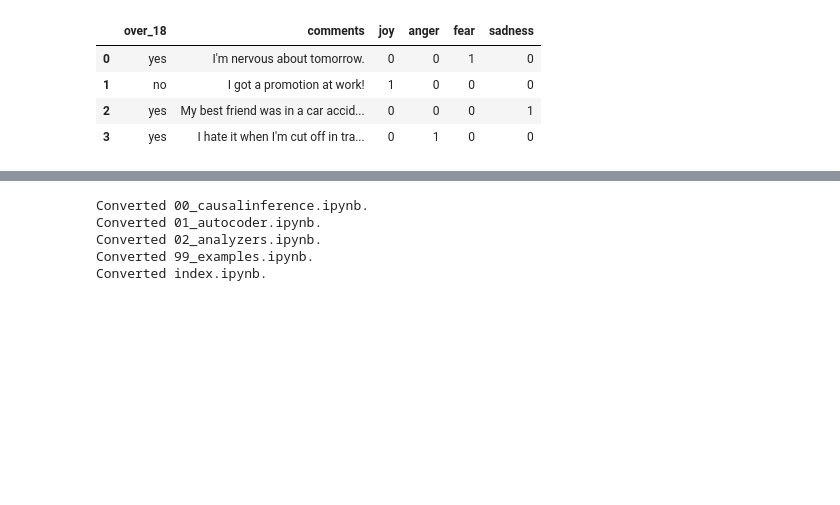
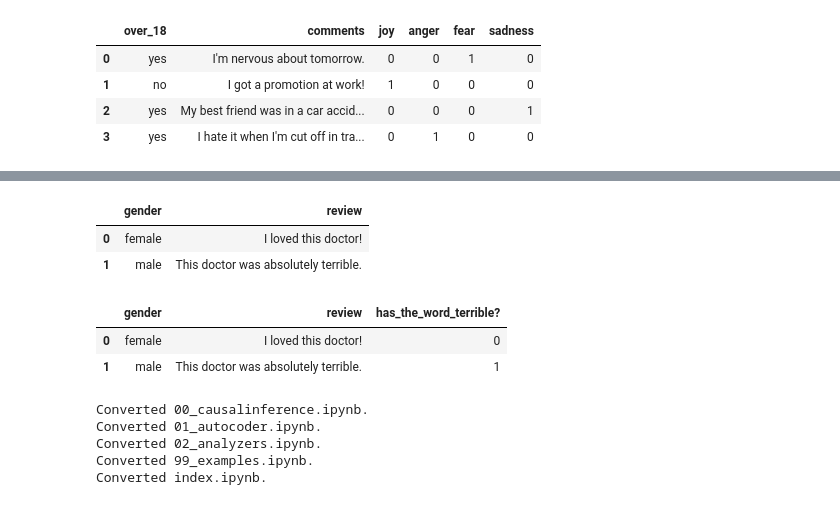
Before and after one commit to amaiya/causalnlp, a Jupyter notebook: nbs/01_autocoder.ipynb, the cells around one changed output, grey strips where cells are left out. Cells and saved outputs as stored; diff of their text form; code cells hidden in the pictures; blank space fills up the shorter version.

```diff
--- a/nbs/01_autocoder.ipynb
+++ b/nbs/01_autocoder.ipynb
@@ -220,3 +279,26 @@ result_df.head()
+# %%
+reviews = ["I loved this doctor!", "This doctor was absolutely terrible."]
+df = pd.DataFrame({
+    'gender': ['female', 'male'],
+     'review' : reviews,
+      })
+df.head()
+# %% [output]
+|  | gender | review |
+| 0 | female | I loved this doctor! |
+| 1 | male | This doctor was absolutely terrible. |
+# %%
+def some_function(x):
+    val = int('terrible' in x)
+    return {'has_the_word_terrible?' : val}
+# %%
+df = ac.code_callable(df.review.values, df, some_function)
+# %%
+df.head()
+# %% [output]
+|  | gender | review | has_the_word_terrible? |
+| 0 | female | I loved this doctor! | 0 |
+| 1 | male | This doctor was absolutely terrible. | 1 |
 # %%
 #hide
 from nbdev.export import notebook2script; notebook2script()
```
Also changed, not shown: parts of 10 cells of this notebook, 14 other files.
